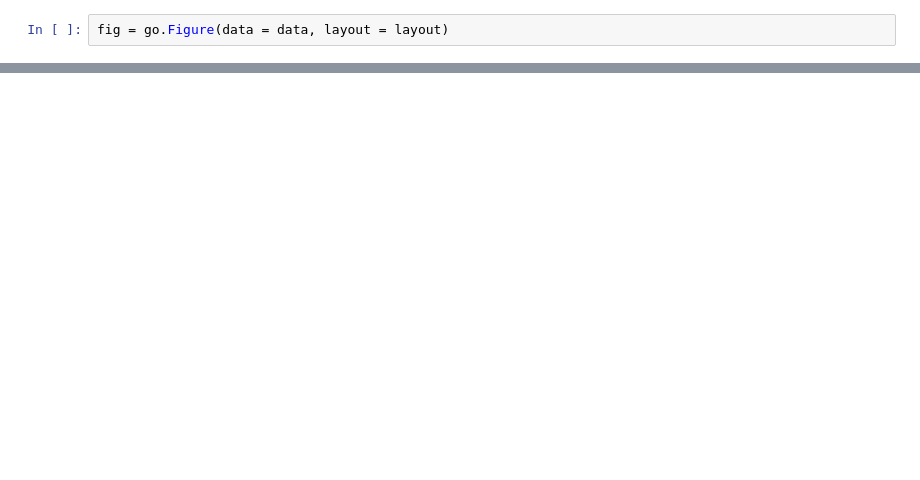
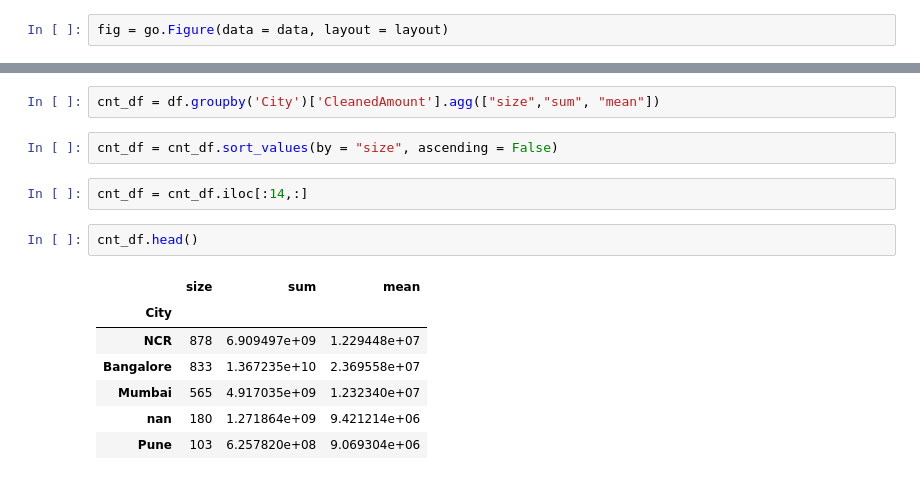
Before and after one commit to farookjintha/Indian-Startups, a Jupyter notebook: Indian-Startups.ipynb, the cells around one changed output, grey strips where cells are left out. Cells and saved outputs as stored; diff of their text form; blank space fills up the shorter version.

```diff
--- a/Indian-Startups.ipynb
+++ b/Indian-Startups.ipynb
@@ -656,3 +656,19 @@ fig = go.Figure(data = data, layout = layout)
 fig
 # %% [output]
 [interactive output not drawn]
+# %%
+cnt_df = df.groupby('City')['CleanedAmount'].agg(["size","sum", "mean"])
+# %%
+cnt_df = cnt_df.sort_values(by = "size", ascending = False)
+# %%
+cnt_df = cnt_df.iloc[:14,:]
+# %%
+cnt_df.head()
+# %% [output]
+|  | size | sum | mean |
+| City |  |  |  |
+| NCR | 878 | 6.909497e+09 | 1.229448e+07 |
+| Bangalore | 833 | 1.367235e+10 | 2.369558e+07 |
+| Mumbai | 565 | 4.917035e+09 | 1.232340e+07 |
+| nan | 180 | 1.271864e+09 | 9.421214e+06 |
+| Pune | 103 | 6.257820e+08 | 9.069304e+06 |
```
Also changed, not shown: parts of 40 cells of this notebook.
